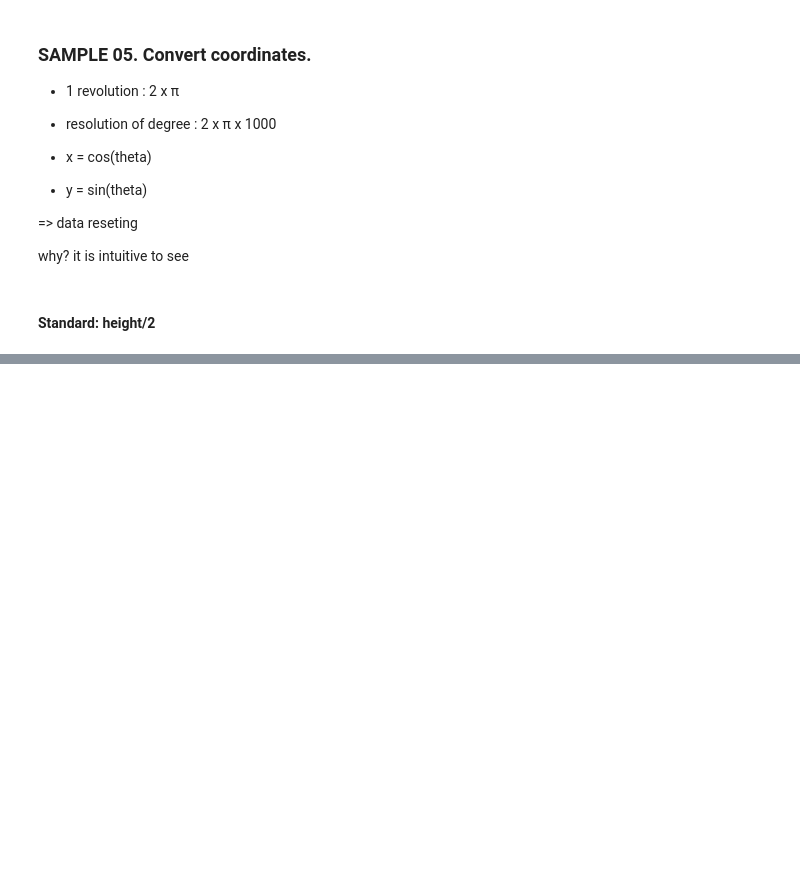
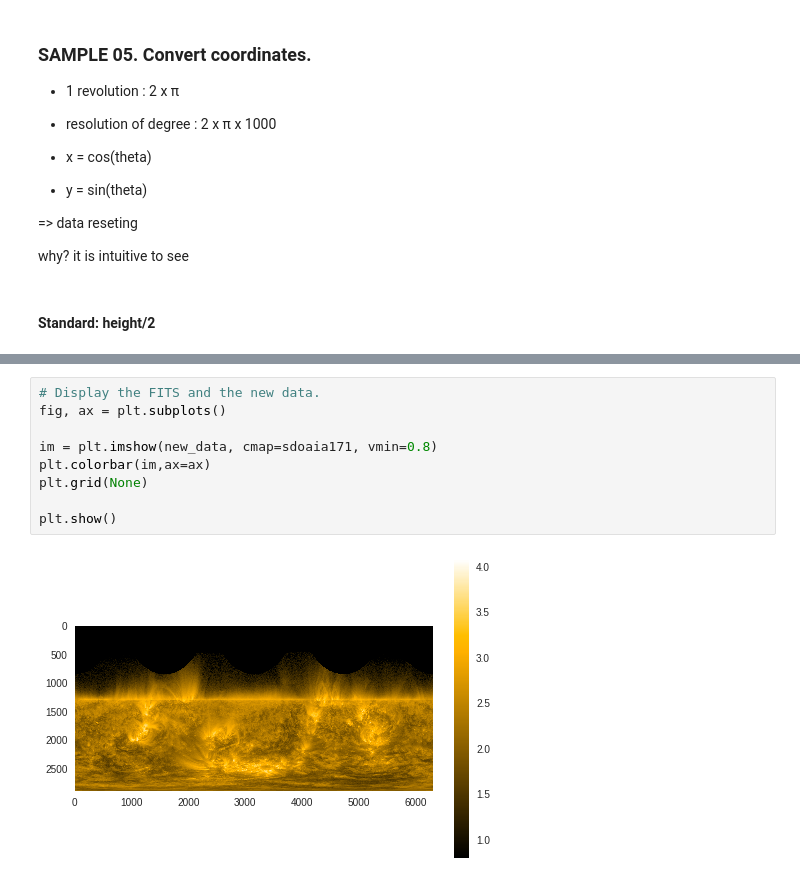
Before and after one commit to Hyenni/analysis_Astronomy_Data, a Jupyter notebook: sun.ipynb, the cells around one changed output, grey strips where cells are left out. Saved outputs shown, nothing was run; the diff lists cells and outputs as text; blank space fills up the shorter version.

```diff
--- a/sun.ipynb
+++ b/sun.ipynb
@@ -394,0 +431,11 @@ for y in range(h):		# distance from the center
+# %%
+# Display the FITS and the new data.
+fig, ax = plt.subplots()
+
+im = plt.imshow(new_data, cmap=sdoaia171, vmin=0.8)
+plt.colorbar(im,ax=ax)
+plt.grid(None)
+
+plt.show()
+# %% [output]
+[figure, added]
```
Also changed, not shown: parts of 18 cells of this notebook.
